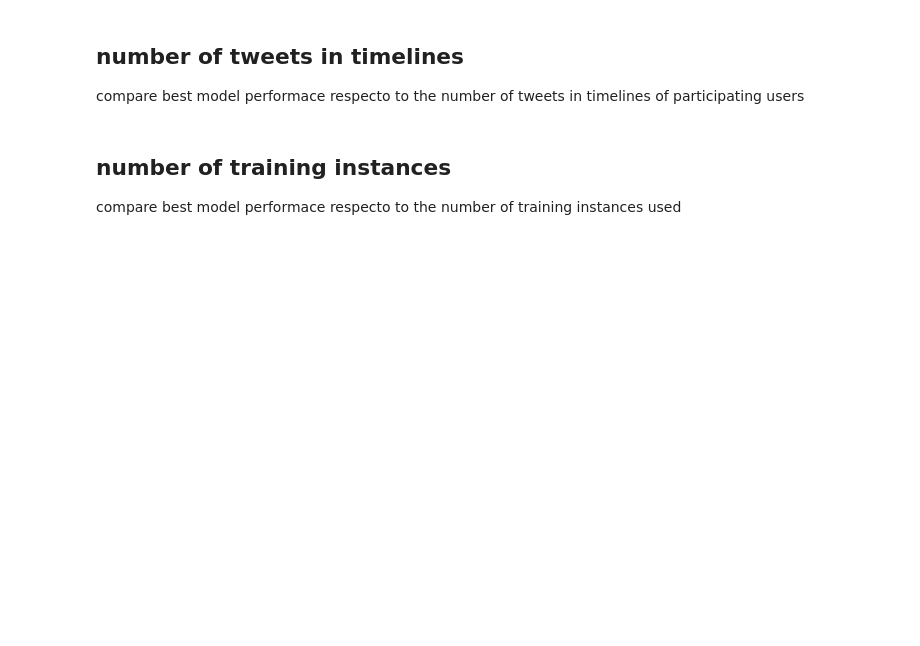
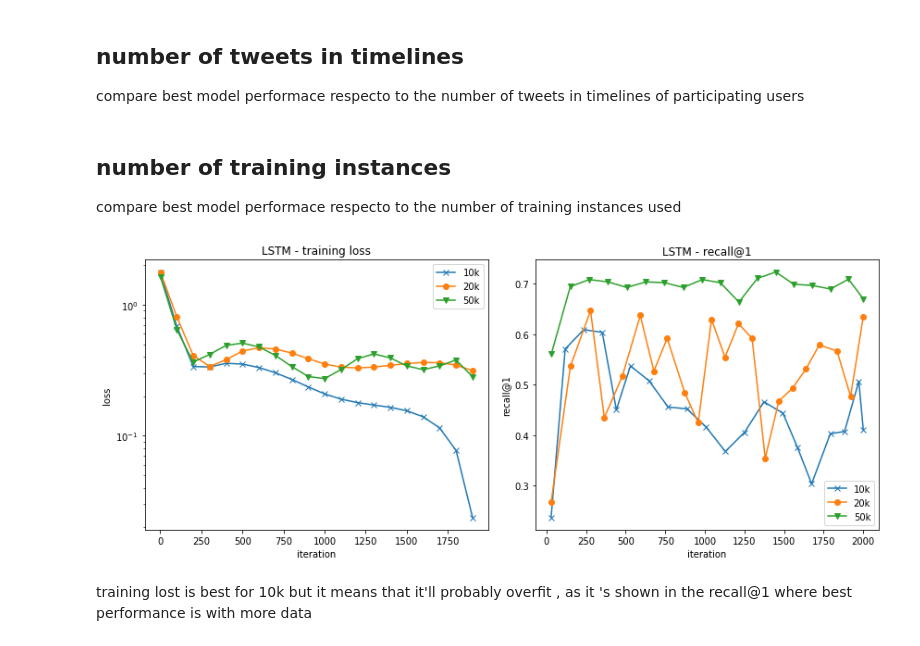
Before and after one commit to johnnytorres/recsys_twconv_s2s, a Jupyter notebook: analysis/results_analysis.ipynb, the cells around one changed output. Cells and saved outputs as stored; diff of their text form; code cells hidden in the pictures; blank space fills up the shorter version.

```diff
--- a/analysis/results_analysis.ipynb
+++ b/analysis/results_analysis.ipynb
@@ -139,3 +147,77 @@ compare best model performace respecto to the number of tweets in timelines of p
 # %% [markdown]
 ## number of training instances
 compare best model performace respecto to the number of training instances used
+# %%
+v1d2i10k_training_loss = pd.read_csv('../results/twconvrsu_v1d2i_10k-training-loss.csv')
+v1d2i10k_recall =pd.read_csv('../results/twconvrsu_v1d2i_10k-eval-tag-recall_at_1.csv')
+
+v1d2i20k_training_loss = pd.read_csv('../results/twconvrsu_v1d2i_20k-training-tag-loss.csv')
+v1d2i20k_recall =pd.read_csv('../results/twconvrsu_v1d2i_20k-eval-tag-recall_at_1.csv')
+
+v1d2i50k_training_loss = pd.read_csv('../results/twconvrsu-v1d2p3-nweu-training-loss.csv')
+v1d2i50k_recall =pd.read_csv('../results/twconvrsu-v1d2p3-nweu-eval-recall_at_1.csv')
+
+v1d2i60k_training_loss = pd.read_csv('../results/twconvrsu_v1d2i_60k-training-tag-loss.csv')
+v1d2i60k_recall =pd.read_csv('../results/twconvrsu_v1d2i_60k-eval-tag-recall_at_1.csv')
+# %%
+plt.figure(figsize=(12,5))
+
+plt.subplot(1,2,1)
+
+x, y = smooth_curve(v1d2i10k_training_loss.Step, v1d2i10k_training_loss.Value)
+plt.plot(x, y, marker='x')
+
+x, y = smooth_curve(v1d2i20k_training_loss.Step, v1d2i20k_training_loss.Value)
+plt.plot(x, y, marker='o')
+
+x, y = smooth_curve(v1d2i50k_training_loss.Step, v1d2i50k_training_loss.Value)
+plt.plot(x, y, marker='v')
+
+# x, y = smooth_curve(v1d2i60k_training_loss.Step, v1d2i60k_training_loss.Value)
+# plt.plot(x, y, marker='s')
+
+plt.yscale('log')
+plt.title('LSTM - training loss')
+plt.legend([
+    '10k',
+    '20k',
+    '50k',
+    #'60k'
+])
+
+plt.ylabel('loss')
+plt.xlabel('iteration')
+
+plt.subplot(1,2,2)
+
+x, y = smooth_curve(v1d2i10k_recall.Step, v1d2i10k_recall.Value,0)
+plt.plot(x, y, marker='x')
+
+x, y = smooth_curve(v1d2i20k_recall.Step, v1d2i20k_recall.Value,0)
+plt.plot(x, y, marker='o')
+
+x, y = smooth_curve(v1d2i50k_recall.Step, v1d2i50k_recall.Value,0)
+plt.plot(x, y, marker='v')
+
+# x, y = smooth_curve(v1d2i60k_recall.Step, v1d2i60k_recall.Value,0)
+# plt.plot(x, y, marker='s')
+
+#plt.yscale('log')
+plt.title('LSTM - recall@1')
+plt.legend([
+    '10k',
+    '20k',
+    '50k',
+    #'60k'
+])
+
+plt.ylabel('recall@1')
+plt.xlabel('iteration')
+
+
+plt.tight_layout()
+plt.savefig('../results/training_instances_perf.eps', format='eps')
+# %% [output]
+[figure, added]
+# %% [markdown]
+training lost is best for 10k but it means that it'll probably overfit , as it 's shown in the recall@1 where best performance is with more data
```
Also changed, not shown: parts of 13 cells of this notebook, 51 other files.
